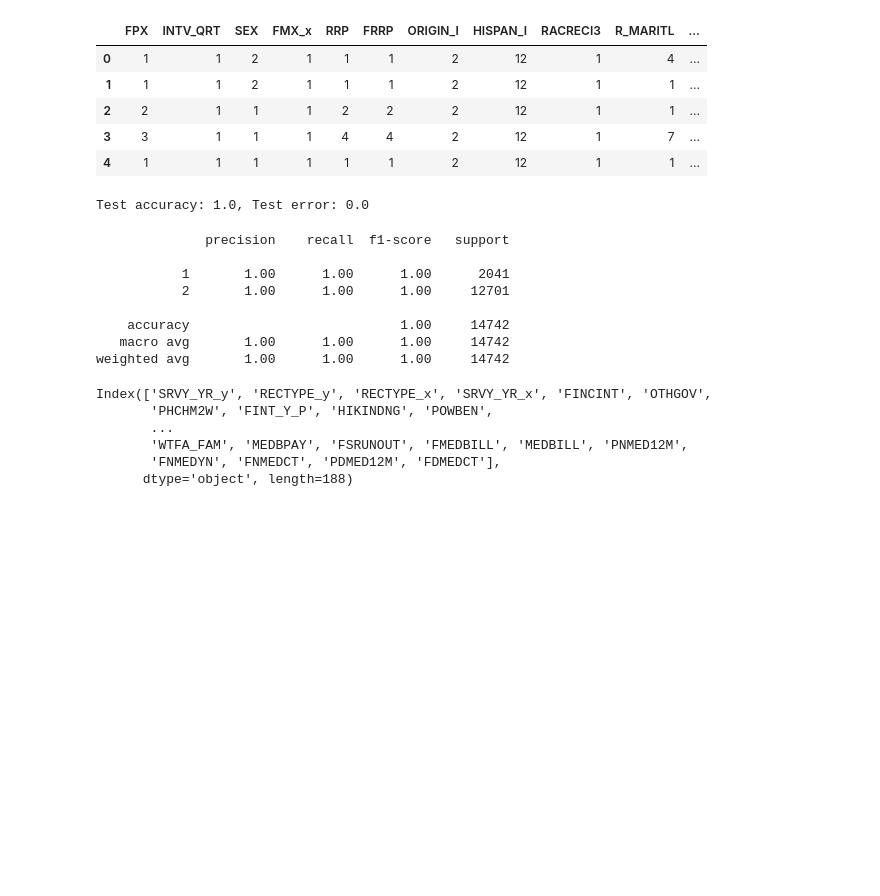
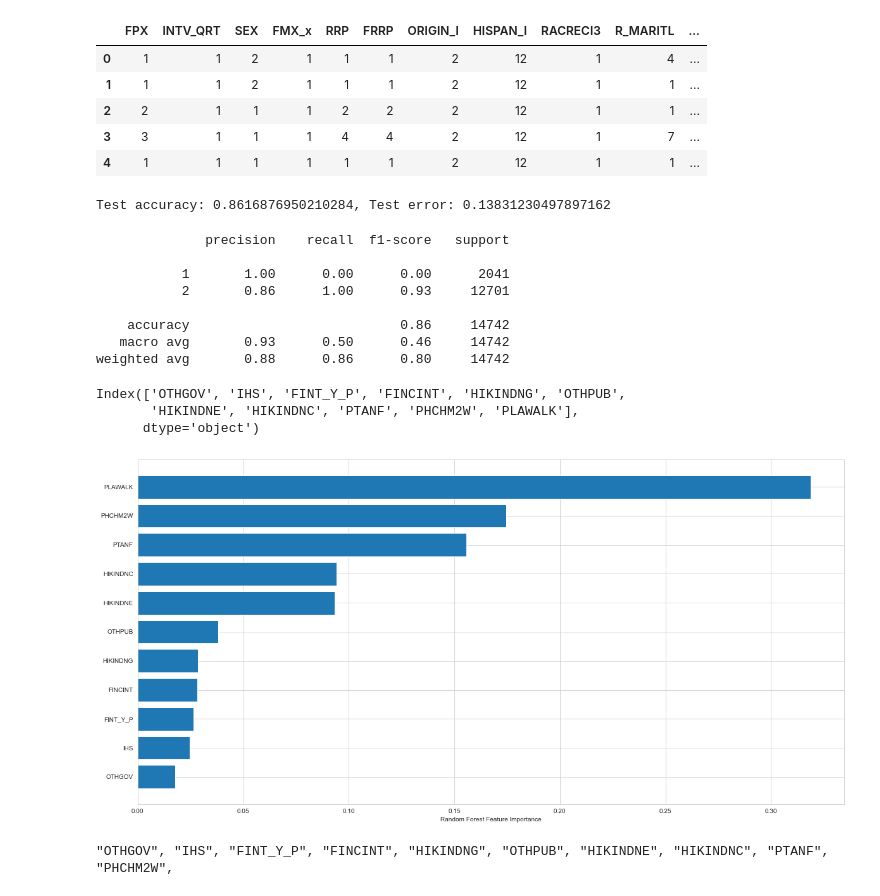
Before and after one commit to meganjacob/Venteur-Internship, a Jupyter notebook: Delayed Medical Care.ipynb, the cells around one changed output. Cells and saved outputs as stored; diff of their text form; code cells hidden in the pictures; blank space fills up the shorter version.

```diff
--- a/Delayed Medical Care.ipynb
+++ b/Delayed Medical Care.ipynb
@@ -5,11 +5,11 @@ import matplotlib.pyplot as plt
 import seaborn as sns
 from sklearn import metrics
 # %%
-family = pd.read_csv('familyxx.csv')
+family = pd.read_csv('Data/familyxx.csv')
 family["family_id"] = family["HHX"] + family["SRVY_YR"] + family["FMX"]
 family.head()
 
-person = pd.read_csv('personsx.csv')
+person = pd.read_csv('Data/personsx.csv')
 person["family_id"] = person["HHX"] + person["SRVY_YR"] + person["FMX"]
 person.head()
 
@@ -80,7 +214,7 @@ merged.head()
 | 3 | 3 | 1 | 1 | 1 | 4 | 4 | 2 | 12 | 1 | 7 | ... |
 | 4 | 1 | 1 | 1 | 1 | 1 | 1 | 2 | 12 | 1 | 1 | ... |
 # %%
-X = merged.drop(['FDMEDYN'], axis='columns')
+X = merged[["FINCINT", "OTHGOV", "PHCHM2W", "FINT_Y_P", "HIKINDNC", "OTHPUB", "HIKINDNG", "PLAWALK", "PTANF", "IHS", "HIKINDNE"]]
 y = merged["FDMEDYN"]
 
 # removed cos lowest importance "FOWBENYN"
@@ -105,7 +239,7 @@ testing_accuracy = metrics.accuracy_score(y_test, y_pred_class)
 testing_error = 1 - testing_accuracy
 print("Test accuracy: {0}, Test error: {1}".format(testing_accuracy, testing_error))
 # %% [output]
-Test accuracy: 1.0, Test error: 0.0
+Test accuracy: 0.8616876950210284, Test error: 0.13831230497897162
 # %%
 from sklearn.metrics import classification_report
 
@@ -113,21 +247,32 @@ print(classification_report(y_test, y_pred_class))
 # %% [output]
               precision    recall  f1-score   support
 
-           1       1.00      1.00      1.00      2041
-           2       1.00      1.00      1.00     12701
+           1       1.00      0.00      0.00      2041
+           2       0.86      1.00      0.93     12701
 
-    accuracy                           1.00     14742
-   macro avg       1.00      1.00      1.00     14742
-weighted avg       1.00      1.00      1.00     14742
+    accuracy                           0.86     14742
+   macro avg       0.93      0.50      0.46     14742
+weighted avg       0.88      0.86      0.80     14742
 # %%
 # sort by highest feature importance
 sorted_idx = rf_model.feature_importances_.argsort()
 sorted_idx
 X.columns[sorted_idx]
 # %% [output]
-Index(['SRVY_YR_y', 'RECTYPE_y', 'RECTYPE_x', 'SRVY_YR_x', 'FINCINT', 'OTHGOV',
-       'PHCHM2W', 'FINT_Y_P', 'HIKINDNG', 'POWBEN',
-       ...
-       'WTFA_FAM', 'MEDBPAY', 'FSRUNOUT', 'FMEDBILL', 'MEDBILL', 'PNMED12M',
-       'FNMEDYN', 'FNMEDCT', 'PDMED12M', 'FDMEDCT'],
-      dtype='object', length=188)
+Index(['OTHGOV', 'IHS', 'FINT_Y_P', 'FINCINT', 'HIKINDNG', 'OTHPUB',
+       'HIKINDNE', 'HIKINDNC', 'PTANF', 'PHCHM2W', 'PLAWALK'],
+      dtype='object')
+# %%
+# sort by highest feature importance
+sorted_idx = rf_model.feature_importances_.argsort()
+#plt.barh(X.columns[sorted_idx], rf_model.feature_importances_[sorted_idx], color='black')
+plt.barh(X.columns[sorted_idx], rf_model.feature_importances_[sorted_idx])
+plt.xlabel("Random Forest Feature Importance")
+rf_model.feature_importances_[sorted_idx]
+# %% [output]
+[figure, added]
+# %%
+for i in range(10):
+    print("\"" + X.columns[sorted_idx][i] + "\"" + ", ", end="")
+# %% [output]
+"OTHGOV", "IHS", "FINT_Y_P", "FINCINT", "HIKINDNG", "OTHPUB", "HIKINDNE", "HIKINDNC", "PTANF", "PHCHM2W",
```
Also changed, not shown: parts of 21 cells of this notebook, 9 other files.
